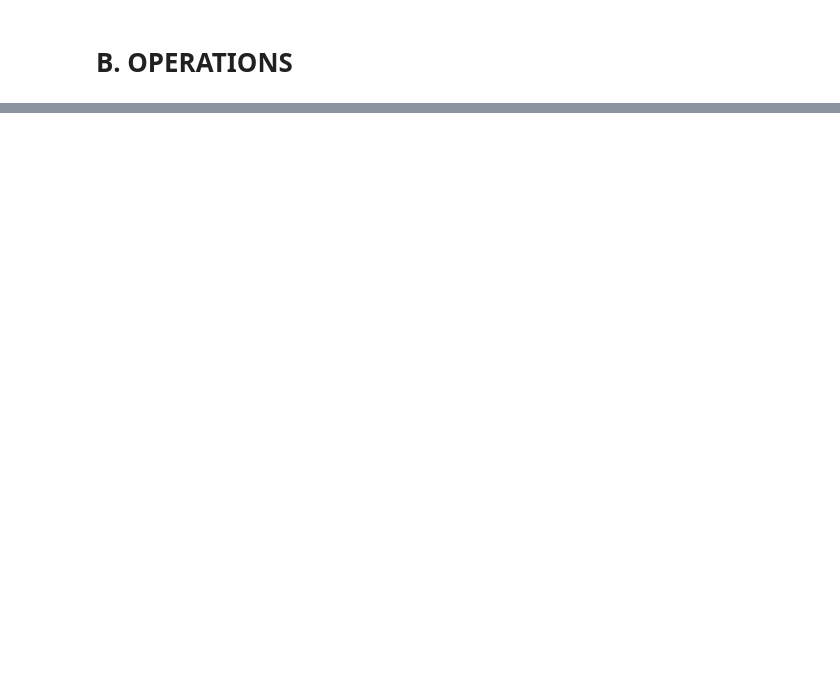
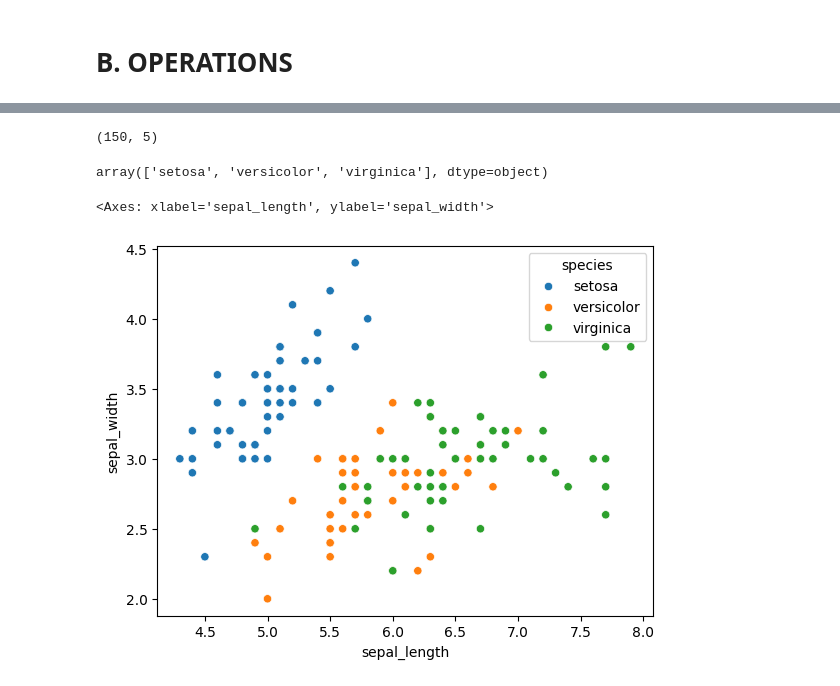
Before and after one commit to dahouda2pro/Intelligence_Artificielle_--BAC3_GL_IA-, a Jupyter notebook: Chapter-1-Lab-1.ipynb, the cells around one changed output, grey strips where cells are left out. Saved outputs shown, nothing was run; the diff lists cells and outputs as text; code cells hidden in the pictures; blank space fills up the shorter version.

```diff
--- a/Chapter-1-Lab-1.ipynb
+++ b/Chapter-1-Lab-1.ipynb
@@ -100,0 +470,2 @@ Type du Tableau <class 'numpy.ndarray'>
+# %%
+iris_data = sns.load_dataset('iris')
@@ -100,0 +481,13 @@ Type du Tableau <class 'numpy.ndarray'>
+# %%
+iris_data.shape
+# %% [output]
+(150, 5)
+# %%
+iris_data['species'].unique()
+# %% [output]
+array(['setosa', 'versicolor', 'virginica'], dtype=object)
+# %%
+sns.scatterplot(x='sepal_length', y='sepal_width', data=iris_data, hue='species')
+# %% [output]
+<Axes: xlabel='sepal_length', ylabel='sepal_width'>
+[figure, added]
```
Also changed, not shown: parts of 57 cells of this notebook, 1 other file.
